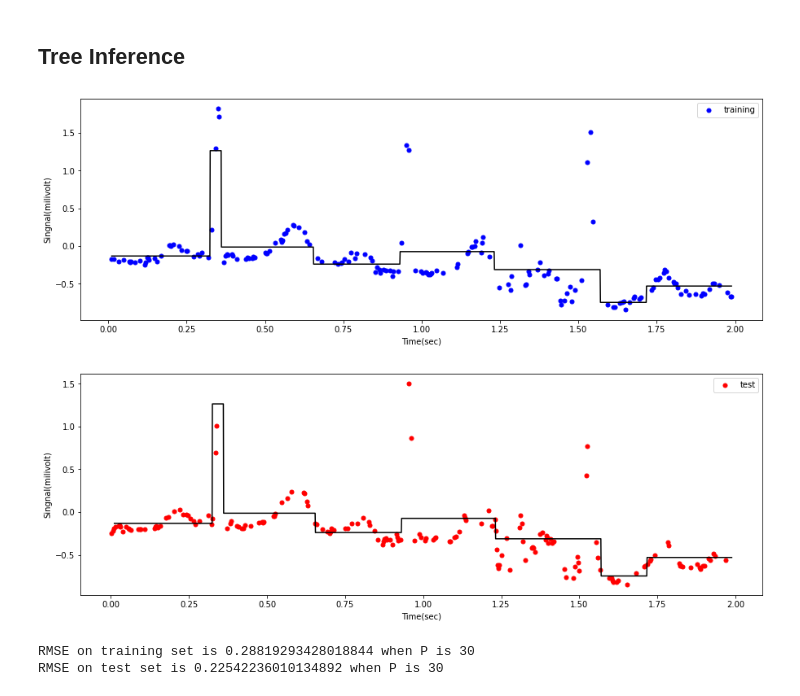
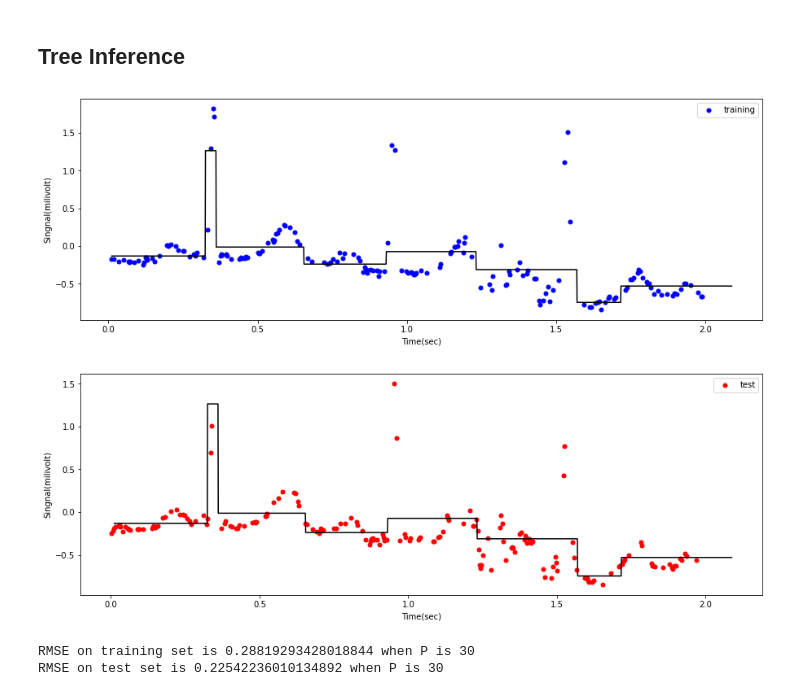
Before and after one commit to birkancelik18/ENGR421, a Jupyter notebook: Decision_Tree_Regression/decision_tree_regression.ipynb, the cells around one changed output. Cells and saved outputs as stored; diff of their text form; code cells hidden in the pictures.

```diff
--- a/Decision_Tree_Regression/decision_tree_regression.ipynb
+++ b/Decision_Tree_Regression/decision_tree_regression.ipynb
@@ -18,13 +18,13 @@ dataset_train = np.array(np.genfromtxt(
     "hw05_data_set_train.csv", delimiter=","))
 dataset_test = np.array(np.genfromtxt("hw05_data_set_test.csv", delimiter=","))
 
-x_train_dataset = np.array(dataset_train[:, 0])
-y_train_dataset = np.array(dataset_train[:, 1])
-x_test_dataset = np.array(dataset_test[:, 0])
-y_test_dataset = np.array(dataset_test[:, 1])
+x_train_dataset = np.array(dataset_train[0:180, 0])
+y_train_dataset = np.array(dataset_train[0:180, 1])
+x_test_dataset = np.array(dataset_test[0:180, 0])
+y_test_dataset = np.array(dataset_test[0:180, 1])
 
 min_val = min(x_train_dataset)
-max_val = max(x_train_dataset)
+max_val = max(x_train_dataset) + 0.1
 
 # get numbers of train and test samples
 N_train = len(y_train_dataset)
@@ -111,52 +133,52 @@ def dec_tree(x_train_dataset, y_wait_train_dataset, P):
 # %%
-def predict(x, node_splits, node_means, is_terminal):
+def prediction_fun(x, node_splits, node_means, is_terminal):
     index = 1
     while 1:
         if is_terminal[index] == True:
             return node_means[index]
         if x > node_splits[index]:
-            #right child (for example 2 --> 5)
             index = index*2 + 1
         else:
-            #left child (for example 2 --> 4)
             index = index*2
 # %%
-P = 30 # given in the .pdf description file
-node_splits, node_means, is_terminal = dec_tree(x_train_dataset, y_train_dataset, P)
+
+P = 30 # given bt pdf
+node_splits, node_means, is_terminal = decision_tree(x_train_dataset, y_train_dataset, P)
 
 
-# prediction for test data
-pred = [predict(x, node_splits, node_means, is_terminal) for x in x_test_dataset]
-pred= np.array(pred)
+# make prediction for test data
+prediction_test = [prediction_fun(x, node_splits, node_means, is_terminal) for x in x_test_dataset]
+prediction_test= np.array(prediction_test)
 
 data_interval = np.arange(min_val, max_val, 0.001)
+
 fig = plt.figure(figsize = (15,5))
 plt.plot(x_train_dataset, y_train_dataset, "b.", markersize = 10, label="training")
-int_plot=[]
 
+int_plot_train=[]
 for i in range(len(data_interval)):
-    int_plot.append(predict(data_interval[i],node_splits,node_means,is_terminal))
+    int_plot_train.append(prediction_fun(data_interval[i],node_splits,node_means,is_terminal))
+plt.plot(data_interval,int_plot_train,color="black")
 
-plt.plot(data_interval,int_plot,color="black")
 plt.xlabel("Time(sec)")
 plt.ylabel("Singnal(milivolt)")
 plt.legend(loc="upper right")
 plt.show()
 
 
 fig = plt.figure(figsize = (15,5))
 plt.plot(x_test_dataset, y_test_dataset, "r.", markersize = 10, label="test")
-int_plot=[]
 
+int_plot_test=[]
 for i in range(len(data_interval)):
-    int_plot.append(predict(data_interval[i],node_splits,node_means,is_terminal))
+    int_plot_test.append(prediction_fun(data_interval[i],node_splits,node_means,is_terminal))
+plt.plot(data_interval,int_plot_test,color="black")
 
-plt.plot(data_interval,int_plot,color="black")
 plt.xlabel("Time(sec)")
 plt.ylabel("Singnal(milivolt)")
 plt.legend(loc="upper right")
 plt.show()
 # %% [output]
-[figure, old version]
+[figure, new version]
-[figure, old version]
+[figure, new version]
 # %%
```
Also changed, not shown: parts of 3 cells of this notebook.
